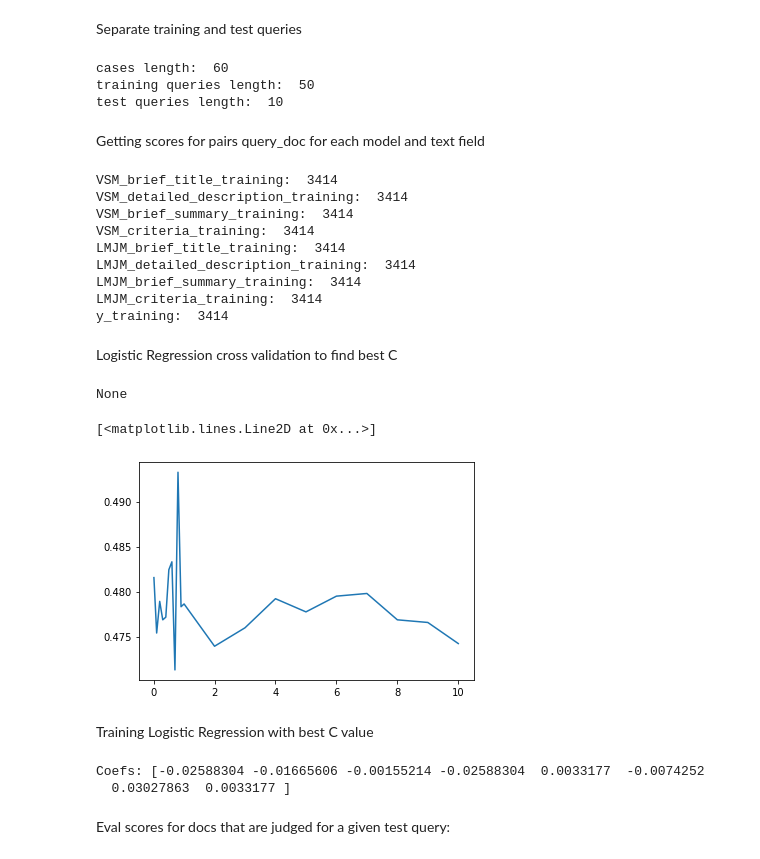
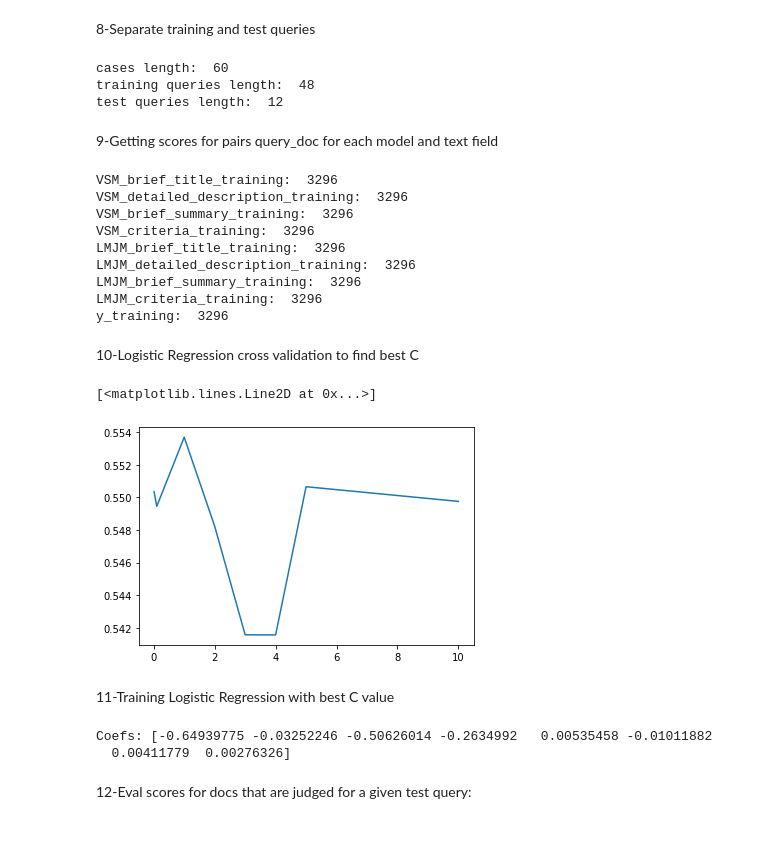
Before and after one commit to retraca/clinical-cases-retrieval, a Jupyter notebook: ggs_proj_phase2.ipynb, the cells around one changed output. Cells and saved outputs as stored; diff of their text form; code cells hidden in the pictures.

```diff
--- a/ggs_proj_phase2.ipynb
+++ b/ggs_proj_phase2.ipynb
@@ -163,15 +222,17 @@ from collections import Counter
 
 brief_summary = pickle.load(open("brief_summary.bin", "rb"))
 
-#print(cases)
+# print(cases)
+
 
 class LMJM(RetrievalModel):
     def search(self, caseid, docs):
         index = CountVectorizer(ngram_range=(1, 1), analyzer='word')
         corpus_cv = index.fit(docs).transform(docs)
         lmbd = 0.8
-        prob_word_docs = corpus_cv/np.sum(corpus_cv, axis=0)  # p(t|md)
-        prob_word_corpus = np.sum(corpus_cv, axis=0) / np.sum(corpus_cv)  # p(t|mc)
+        prob_word_docs = corpus_cv/np.sum(corpus_cv, axis=1)  # p(t|md)
+        prob_word_corpus = np.sum(corpus_cv, axis=0) / \
+            np.sum(corpus_cv)  # p(t|mc)
         log_mixture = np.log(lmbd*prob_word_docs + (1-lmbd)*prob_word_corpus)
         query = cases[caseid]
         query_cv = index.transform([query])
@@ -200,15 +261,15 @@ Setting models and text fields
 models = [VSM(), LMJM()]
 fields = [brief_title, detailed_description, brief_summary, criteria]
 # %% [markdown]
-Separate training and test queries
+8-Separate training and test queries
 # %%
 print("cases length: ", len(cases))
 cases_training = []
 cases_test = []
 i = 0
-k = 10
+k = 12
 for caseid in cases:
-    if i<len(cases)-k:
+    if i < len(cases)-k:
         cases_training.append(caseid)
     else:
         cases_test.append(caseid)
@@ -218,10 +279,10 @@ print("training queries length: ", len(cases_training))
 print("test queries length: ", len(cases_test))
 # %% [output]
 cases length:  60
-training queries length:  50
-test queries length:  10
+training queries length:  48
+test queries length:  12
 # %% [markdown]
-Getting scores for pairs query_doc for each model and text field
+9-Getting scores for pairs query_doc for each model and text field
 # %%
 # buscar listas
 queries_training = []
@@ -237,19 +298,25 @@ LMJM_cr_training = []
 y_training = []
 
 for caseid in cases_training:
+    # lista docs para este caseid
     case_rel = []
     field_ind = 0
+    # aux = lista de docs relavntes para este caseid
     aux = eval.relevance_judgments.loc[eval.relevance_judgments['query_id'] == int(
         caseid)]
+    # lista docs relevantes
     docs = aux['docid'].tolist()
+    # ir buscar id de cada docid classificado às lista originais(ids, brief_title, detailed_description, brief_summary, criteria)
+    for docid in docs:
+        case_rel.append(ids.index(docid))
+    # lista relevancia cada doc
     relevances = aux['rel'].tolist()
+    # tratamento de relevancia com valores diferentes de 0 e 1
     for rel in relevances:
         if rel == 0:
             y_training.append(rel)
         elif rel == 1 or rel == 2:
             y_training.append(1)
-    for docid in docs:
-        case_rel.append(ids.index(docid))
     for model in models:
         for field in fields:
             scores = model.search(caseid, field)
@@ -285,17 +352,17 @@ print("LMJM_brief_summary_training: ", len(LMJM_bs_training))
 print("LMJM_criteria_training: ", len(LMJM_cr_training))
 print("y_training: ", len(y_training))
 # %% [output]
-VSM_brief_title_training:  3414
-VSM_detailed_description_training:  3414
-VSM_brief_summary_training:  3414
-VSM_criteria_training:  3414
-LMJM_brief_title_training:  3414
-LMJM_detailed_description_training:  3414
-LMJM_brief_summary_training:  3414
-LMJM_criteria_training:  3414
-y_training:  3414
+VSM_brief_title_training:  3296
+VSM_detailed_description_training:  3296
+VSM_brief_summary_training:  3296
+VSM_criteria_training:  3296
+LMJM_brief_title_training:  3296
+LMJM_detailed_description_training:  3296
+LMJM_brief_summary_training:  3296
+LMJM_criteria_training:  3296
+y_training:  3296
 # %% [markdown]
-Logistic Regression cross validation to find best C
+10-Logistic Regression cross validation to find best C
 # %%
 from sklearn.linear_model import LogisticRegression
 from sklearn.model_selection import KFold
@@ -312,50 +379,48 @@ candidates = {'query': queries_training,
               'LMJM_dd': LMJM_dd_training,
               'LMJM_bs': LMJM_bs_training,
               'LMJM_cr': LMJM_cr_training,
               'Y': y_training
               }
 df = pd.DataFrame(candidates, columns=['query', 'doc',
                                        'VSM_bt', 'VSM_dd', 'VSM_bs', 'VSM_cr', 'LMJM_bt', 'LMJM_dd', 'LMJM_bs', 'LMJM_cr', 'Y'])
 
 
-x = df[['VSM_bt', 'VSM_dd', 'VSM_bs', 'VSM_cr' , 'LMJM_bt', 'LMJM_dd', 'LMJM_bs', 'LMJM_cr']]
+x = df[['VSM_bt', 'VSM_dd', 'VSM_bs', 'VSM_cr',
+        'LMJM_bt', 'LMJM_dd', 'LMJM_bs', 'LMJM_cr']]
 y = df['Y']
 
-c_values = [0.01, 0.1, 0.2, 0.3, 0.4, 0.5, 0.6,
-            0.7, 0.8, 0.9, 1, 2, 3,4,5,6,7,8,9,10]
+c_values = [0.01, 0.1, 1, 2, 3, 4, 5, 10]
 c_ap = []
 k = 5
 kf = KFold(n_splits=k, random_state=None, shuffle=True)
 
 for c in c_values:
     acc_score = []
     for train_index, test_index in kf.split(x):
         X_train, X_test = x.iloc[train_index, :], x.iloc[test_index, :]
         y_train, y_test = y[train_index], y[test_index]
         clf = LogisticRegression(
             random_state=0, C=c, class_weight='balanced').fit(X_train, y_train)
         pred_values = clf.predict(X_test)
         acc = accuracy_score(pred_values, y_test)
         acc_score.append(acc)
     avg_acc_score = sum(acc_score)/k
     c_ap.append(avg_acc_score)
 
-print(df.sort_values(by=['VSM_bt'], inplace=True, ascending=False))
 plt.plot(c_values, c_ap)
 # %% [output]
-None
+[<matplotlib.lines.Line2D at 0x...>]
-[<matplotlib.lines.Line2D at 0x...>]
-[figure, old version]
+[figure, new version]
 # %% [markdown]
-Training Logistic Regression with best C value
+11-Training Logistic Regression with best C value
 # %%
 clf = LogisticRegression(
-    random_state=0, C=0.5, class_weight='balanced').fit(x, y)
+    random_state=0, C=3, class_weight='balanced').fit(x, y)
 coefs = clf.coef_[0]
 print('Coefs: {}'.format(coefs))
 # %% [output]
-Coefs: [-0.02588304 -0.01665606 -0.00155214 -0.02588304  0.0033177  -0.0074252
-  0.03027863  0.0033177 ]
+Coefs: [-0.64939775 -0.03252246 -0.50626014 -0.2634992   0.00535458 -0.01011882
+  0.00411779  0.00276326]
 # %% [markdown]
-Eval scores for docs that are judged for a given test query:
+12-Eval scores for docs that are judged for a given test query:
 # %%
```
Also changed, not shown: parts of 19 cells of this notebook, 6 other files.
